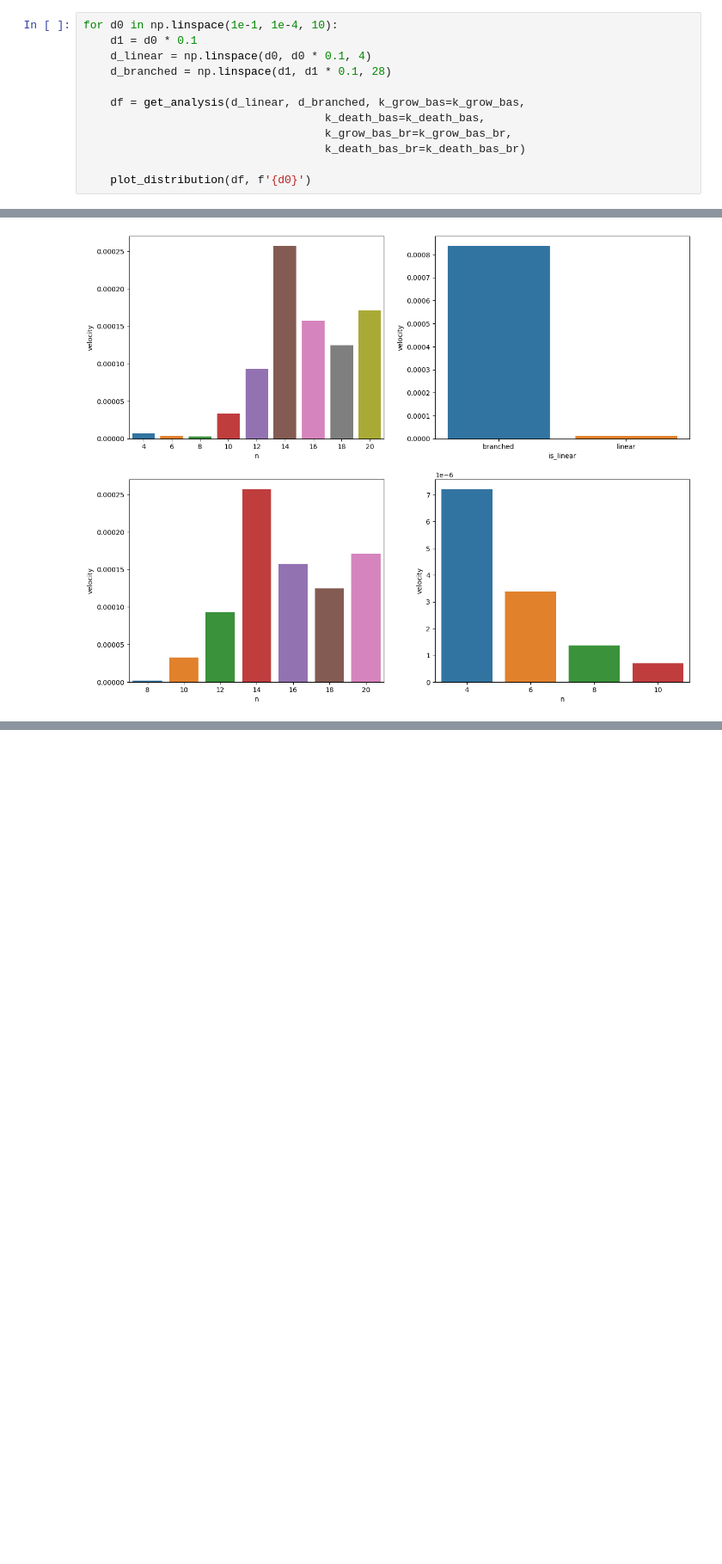
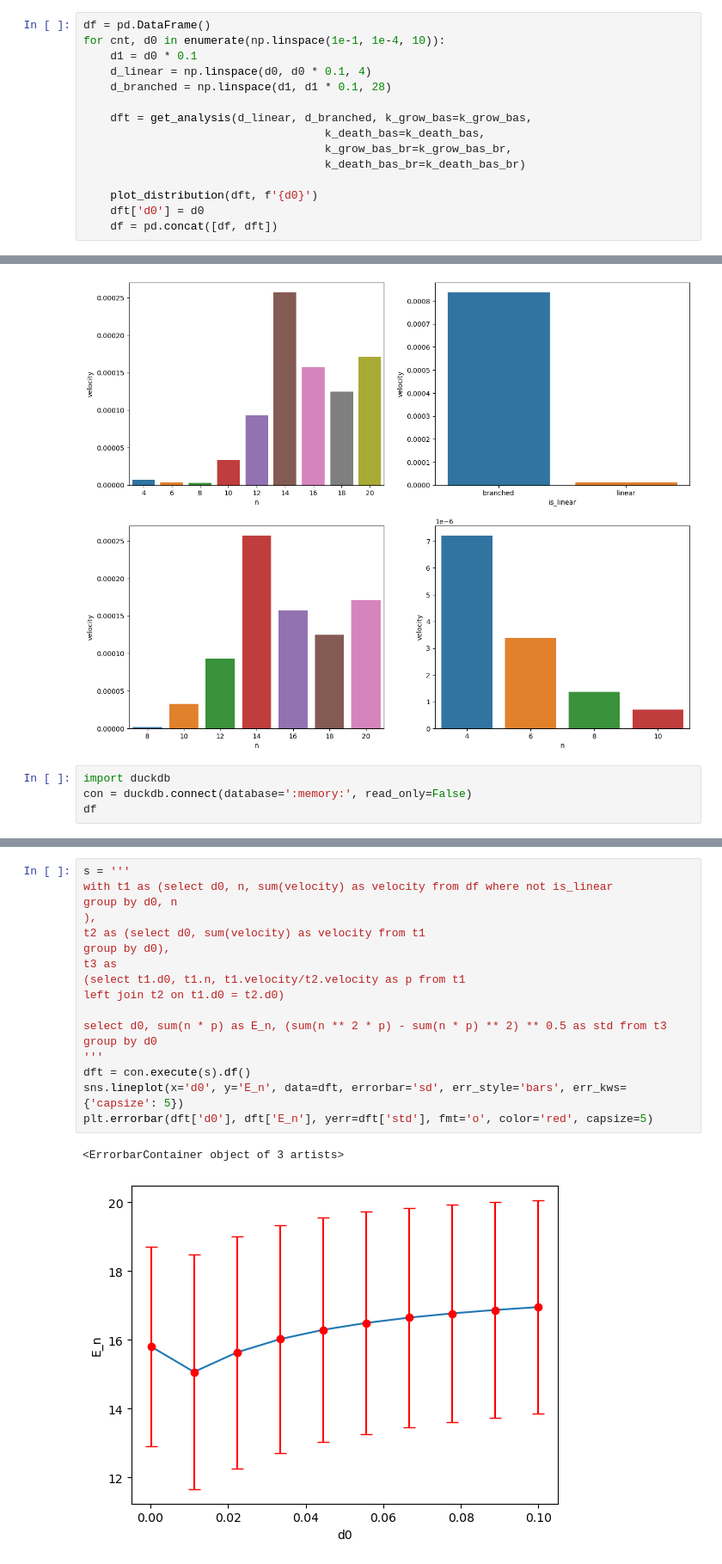
Before and after one commit to aleksandravdoshin/reactor_model, a Jupyter notebook: reactor_model.ipynb, the cells around one changed output, grey strips where cells are left out. Shown at 86% size. Drawn from its saved outputs; the diff is of its cells as text; blank space fills up the shorter version.

Commit message:
add analysis at different d

```diff
--- a/reactor_model.ipynb
+++ b/reactor_model.ipynb
@@ -119,17 +119,20 @@ k_grow_bas_br = np.where(k_grow_bas_br < 0, 1e-5, k_grow_bas_br)
 k_death_bas_br = np.random.normal(1e-2, 1e-3, size=(1, 12))
 k_death_bas_br = np.where(k_death_bas_br < 0, 1e-4, k_death_bas_br)
 # %%
-for d0 in np.linspace(1e-1, 1e-4, 10):
+df = pd.DataFrame()
+for cnt, d0 in enumerate(np.linspace(1e-1, 1e-4, 10)):
     d1 = d0 * 0.1
     d_linear = np.linspace(d0, d0 * 0.1, 4)
     d_branched = np.linspace(d1, d1 * 0.1, 28)
 
-    df = get_analysis(d_linear, d_branched, k_grow_bas=k_grow_bas,
+    dft = get_analysis(d_linear, d_branched, k_grow_bas=k_grow_bas,
                                     k_death_bas=k_death_bas,
                                     k_grow_bas_br=k_grow_bas_br,
                                     k_death_bas_br=k_death_bas_br)
 
-    plot_distribution(df, f'{d0}')
+    plot_distribution(dft, f'{d0}')
+    dft['d0'] = d0
+    df = pd.concat([df, dft])
 # %% [output]
 [figure]
 [figure]
@@ -141,3 +144,7 @@ for d0 in np.linspace(1e-1, 1e-4, 10):
 [figure]
 [figure]
 [figure]
+# %%
+import duckdb
+con = duckdb.connect(database=':memory:', read_only=False)
+df
@@ -143,0 +165,20 @@ for d0 in np.linspace(1e-1, 1e-4, 10):
+# %%
+s = '''
+with t1 as (select d0, n, sum(velocity) as velocity from df where not is_linear
+group by d0, n
+),
+t2 as (select d0, sum(velocity) as velocity from t1
+group by d0),
+t3 as
+(select t1.d0, t1.n, t1.velocity/t2.velocity as p from t1
+left join t2 on t1.d0 = t2.d0)
+
+select d0, sum(n * p) as E_n, (sum(n ** 2 * p) - sum(n * p) ** 2) ** 0.5 as std from t3
+group by d0
+'''
+dft = con.execute(s).df()
+sns.lineplot(x='d0', y='E_n', data=dft, errorbar='sd', err_style='bars', err_kws={'capsize': 5})
+plt.errorbar(dft['d0'], dft['E_n'], yerr=dft['std'], fmt='o', color='red', capsize=5)
+# %% [output]
+<ErrorbarContainer object of 3 artists>
+[figure, added]
```
Also changed, not shown: parts of 3 cells of this notebook.
